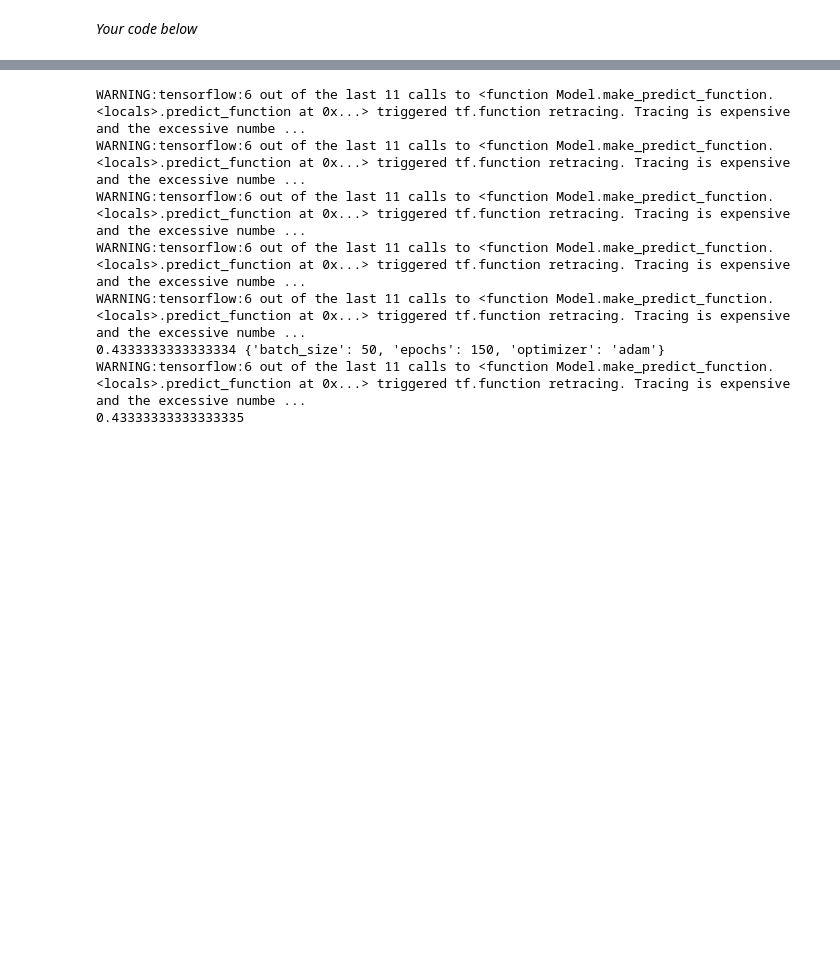
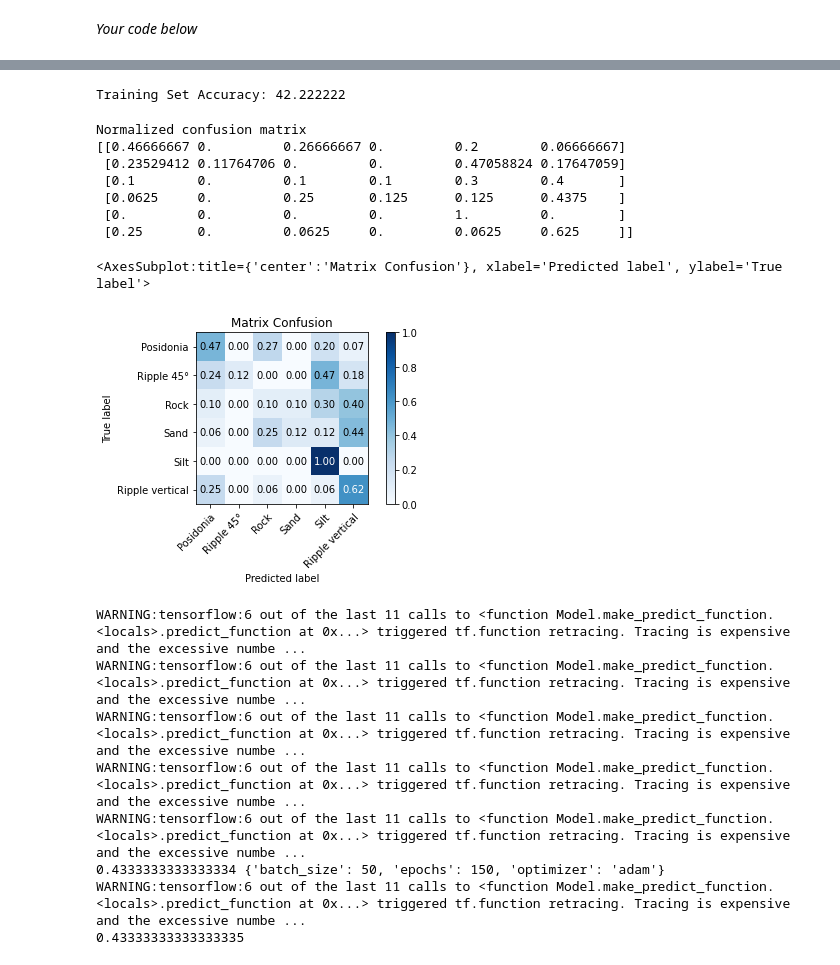
Before and after one commit to Paul-antoineLeTolguenec/Machine-Learning, a Jupyter notebook: seafloorClassification_startercode.ipynb, the cells around one changed output, grey strips where cells are left out. Saved outputs shown, nothing was run; the diff lists cells and outputs as text; code cells hidden in the pictures; blank space fills up the shorter version.

```diff
--- a/seafloorClassification_startercode.ipynb
+++ b/seafloorClassification_startercode.ipynb
@@ -235,0 +287,14 @@ from validationCurve import validationCurve
+# %%
+print('\n -------------------------- \n')
+print('Training Neural Network... ')
+
+Lambda = 1
+costFunc = lambda p: nnCostFunction(p, input_layer_size, hidden_layer_size, num_labels, X_train, y_train, Lambda)[0]
+gradFunc = lambda p: nnCostFunction(p, input_layer_size, hidden_layer_size, num_labels, X_train, y_train, Lambda)[1]
+
+result = fmin_cg(costFunc, fprime=gradFunc, x0=initial_nn_params, maxiter=100, disp=True,full_output=True)
+
+nn_params = result[0]
+cost = result[1]
+theta1 = nn_params[0:(hidden_layer_size*(input_layer_size+1))].reshape((input_layer_size+1),hidden_layer_size).T
+theta2 = nn_params[(hidden_layer_size*(input_layer_size+1)):].reshape((hidden_layer_size+1),num_labels).T
@@ -236,3 +310,38 @@ from validationCurve import validationCurve
+# %%
+def predictNeuralNetwork(Theta1, Theta2, X):
+  """ outputs the predicted label of X given the
+  trained weights of a neural network (Theta1, Theta2)
+  """
+  m, _ = X.shape
+  num_labels, _ = Theta2.shape
+  probas = sigmoid(Theta2 @ (np.vstack((np.ones((1, m)), sigmoid(Theta1 @ X.T)))))
+  p = np.argmax(probas, axis=0).reshape((m, 1))
+  return p.flatten()
+# %%
+m, _ = X_test.shape
+Xp = np.column_stack((np.ones((m, 1)), X_test))
+
+y_pred = predictNeuralNetwork(theta1, theta2, Xp)
+
+accuracy = np.mean(np.double(y_pred == y_test.flatten())) * 100
+print('Training Set Accuracy: %f\n'% accuracy)
+# %% [output]
+Training Set Accuracy: 42.222222
+# %%
+plot_confusion_matrix(y_test, y_pred, label_names_unique,
+                          normalize=True,
+                          title="Matrix Confusion",
+                          cmap=plt.cm.Blues)
+# %% [output]
+Normalized confusion matrix
+[[0.46666667 0.         0.26666667 0.         0.2        0.06666667]
+ [0.23529412 0.11764706 0.         0.         0.47058824 0.17647059]
+ [0.1        0.         0.1        0.1        0.3        0.4       ]
+ [0.0625     0.         0.25       0.125      0.125      0.4375    ]
+ [0.         0.         0.         0.         1.         0.        ]
+ [0.25       0.         0.0625     0.         0.0625     0.625     ]]
+<AxesSubplot:title={'center':'Matrix Confusion'}, xlabel='Predicted label', ylabel='True label'>
+[figure, added]
 # %%
 #-------------------NEURAL NETWORK WITH SCIKIT LEARN AND TENSORFLOW---------------------
 # Importing libraries
```
Also changed, not shown: parts of 7 cells of this notebook, 3 other files.
